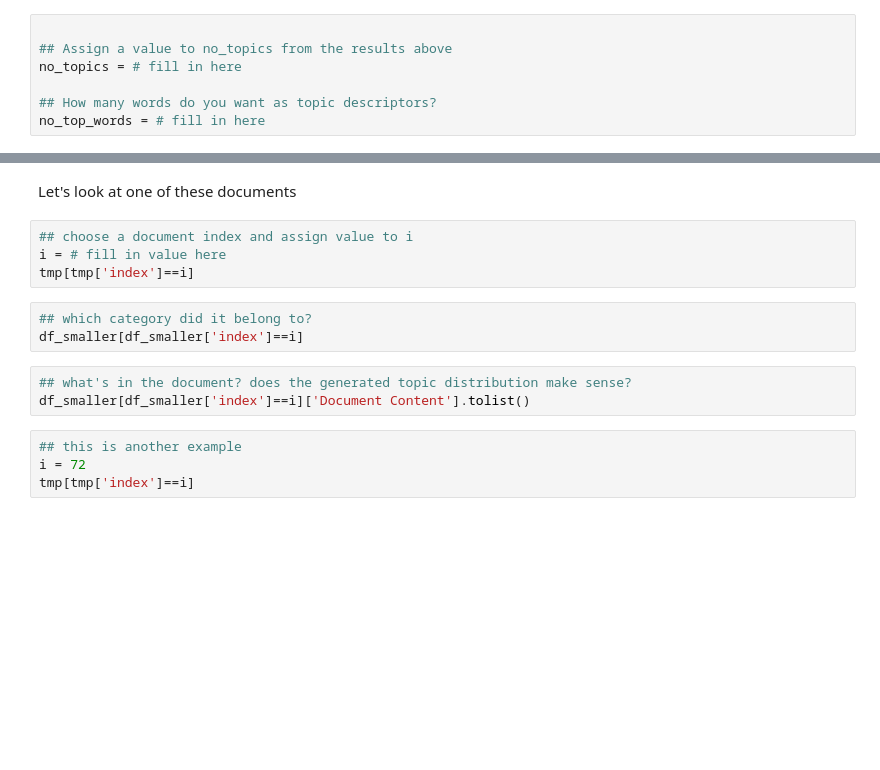
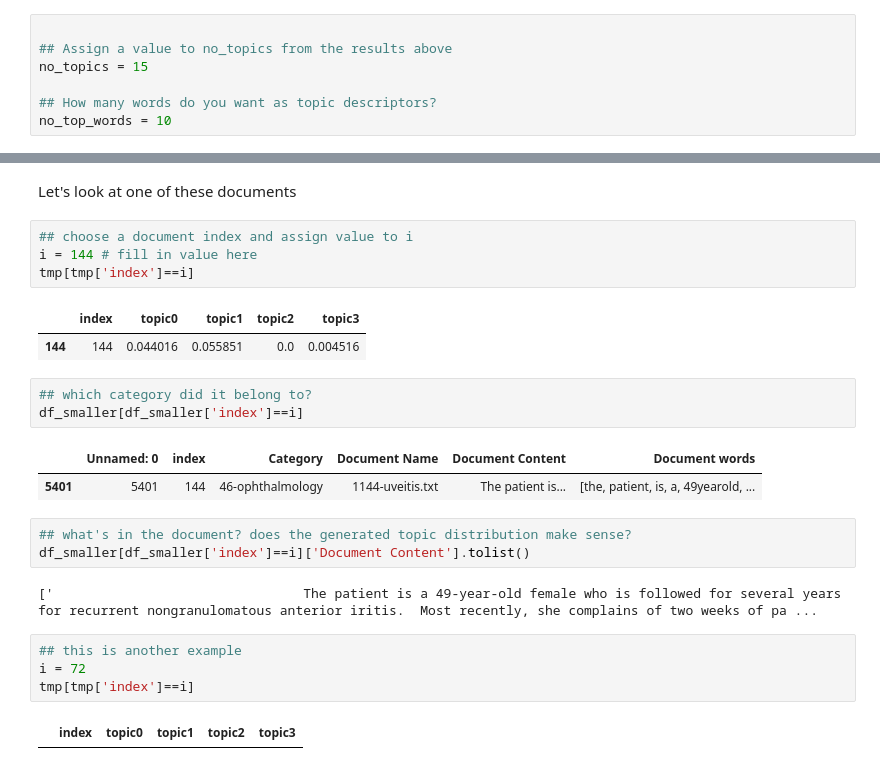
Before and after one commit to terry0809000/NLP-KCL, a Jupyter notebook: topic_modelling/mtsamples_topic_example-lda-nmf_coherence.ipynb, the cells around one changed output, grey strips where cells are left out. Drawn from its saved outputs; the diff is of its cells as text; blank space fills up the shorter version.

```diff
--- a/topic_modelling/mtsamples_topic_example-lda-nmf_coherence.ipynb
+++ b/topic_modelling/mtsamples_topic_example-lda-nmf_coherence.ipynb
@@ -708,10 +738,10 @@ Now let's build a model with this 'k' and look at what the model produces
 # %%
 
 ## Assign a value to no_topics from the results above
-no_topics = # fill in here
+no_topics = 15
 
 ## How many words do you want as topic descriptors?
-no_top_words = # fill in here
+no_top_words = 10
 # %%
 nmf, W, H = getNMFModel(no_topics, document_tfidf)
 # %%
@@ -740,17 +783,27 @@ ax.legend(tlist.items(), bbox_to_anchor=(1, 0.5));
 Let's look at one of these documents
 # %%
 ## choose a document index and assign value to i
-i = # fill in value here
+i = 144 # fill in value here
 tmp[tmp['index']==i]
+# %% [output]
+|  | index | topic0 | topic1 | topic2 | topic3 |
+| 144 | 144 | 0.044016 | 0.055851 | 0.0 | 0.004516 |
 # %%
 ## which category did it belong to?
 df_smaller[df_smaller['index']==i]
+# %% [output]
+|  | Unnamed: 0 | index | Category | Document Name | Document Content | Document words |
+| 5401 | 5401 | 144 | 46-ophthalmology | 1144-uveitis.txt | The patient is... | [the, patient, is, a, 49yearold, ... |
 # %%
 ## what's in the document? does the generated topic distribution make sense?
 df_smaller[df_smaller['index']==i]['Document Content'].tolist()
+# %% [output]
+['                                The patient is a 49-year-old female who is followed for several years for recurrent nongranulomatous anterior iritis.  Most recently, she complains of two weeks of pa ...
 # %%
 ## this is another example
 i = 72
 tmp[tmp['index']==i]
+# %% [output]
+|  | index | topic0 | topic1 | topic2 | topic3 |
 # %%
 df_smaller[df_smaller['index']==i]
```
Also changed, not shown: parts of 8 cells of this notebook.
